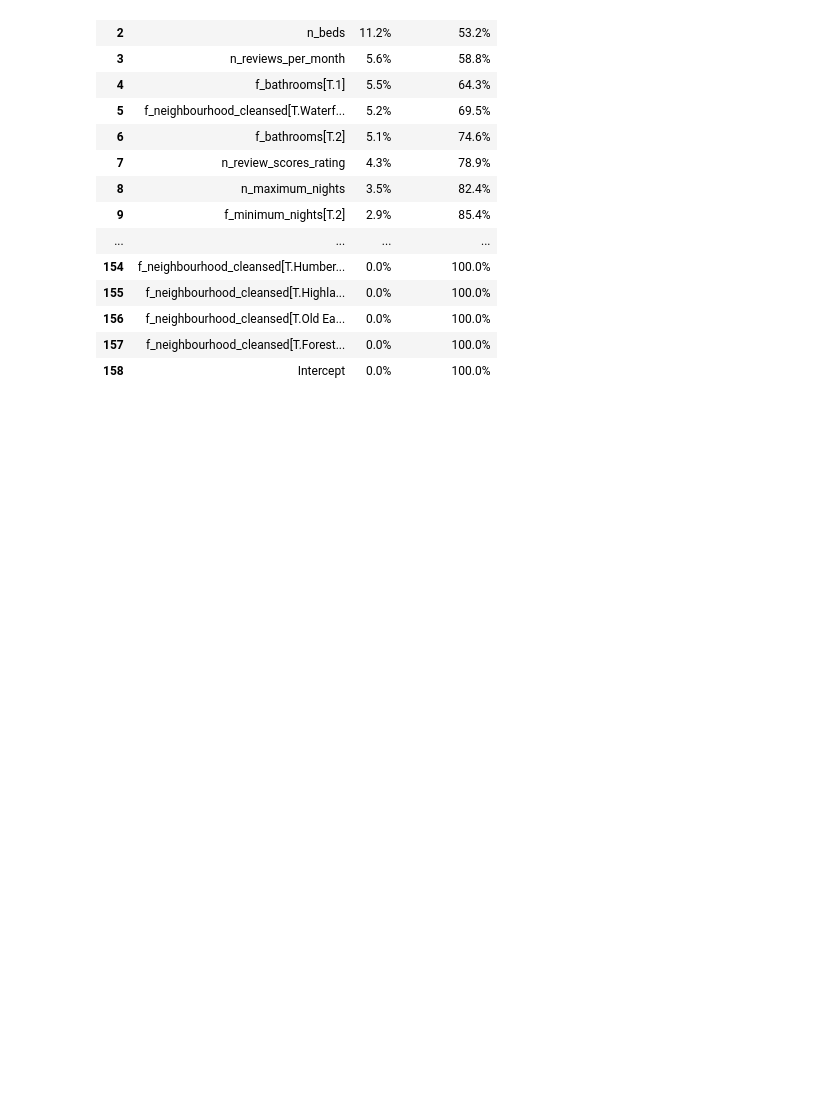
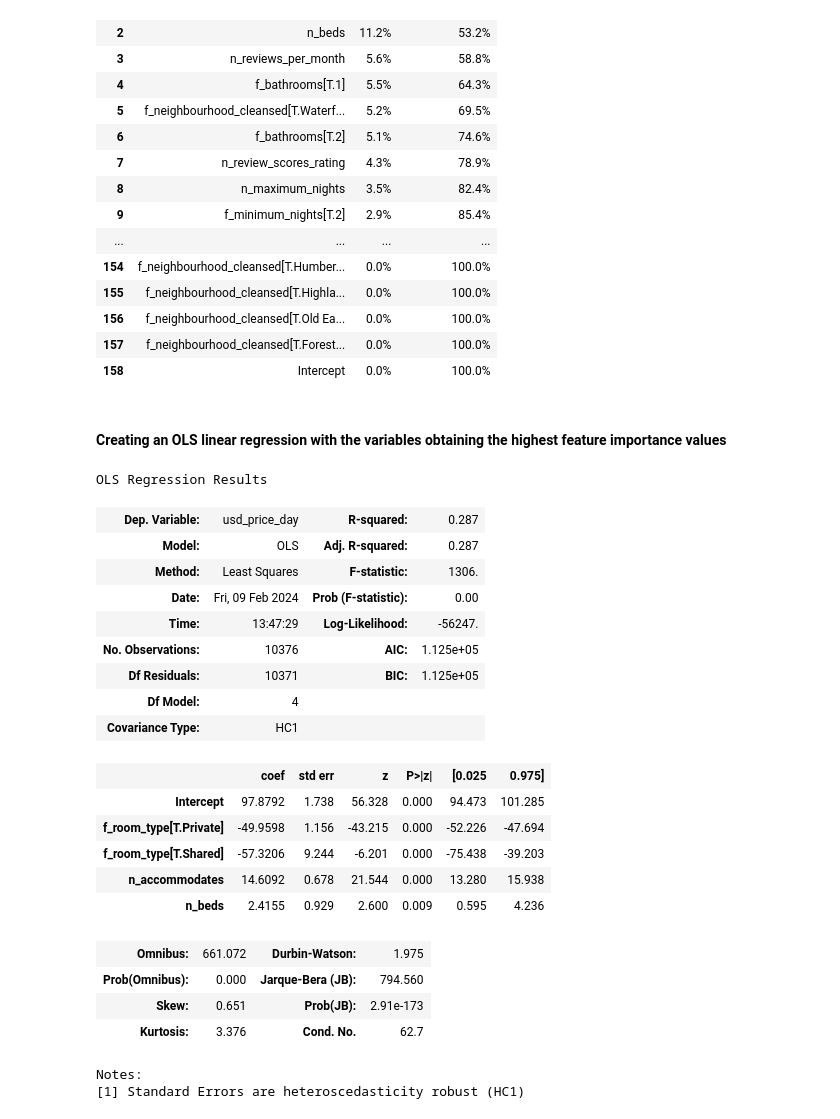
Before and after one commit to zsofiarebeka/DA3_Assignment-2, a Jupyter notebook: DA3_Assignment-2.ipynb, the cells around one changed output. Cells and saved outputs as stored; diff of their text form; code cells hidden in the pictures; blank space fills up the shorter version.

```diff
--- a/DA3_Assignment-2.ipynb
+++ b/DA3_Assignment-2.ipynb
@@ -1446,3 +1454,32 @@ df_var_imp[df_var_imp.imp > cutoff]\
           title = 'Random forest model highest feature importances',
           ylabel = 'Variables', legend = False
          );
+# %% [markdown]
+#### Creating an OLS linear regression with the variables obtaining the highest feature importance values
+# %%
+# Creating the regression
+reg5 = smf.ols(formula="usd_price_day~f_room_type + n_accommodates + n_beds", data=data).fit(cov_type="HC1")
+reg5.summary()
+# %% [output]
+OLS Regression Results
+| Dep. Variable: | usd_price_day | R-squared: | 0.287 |
+| Model: | OLS | Adj. R-squared: | 0.287 |
+| Method: | Least Squares | F-statistic: | 1306. |
+| Date: | Fri, 09 Feb 2024 | Prob (F-statistic): | 0.00 |
+| Time: | 13:47:29 | Log-Likelihood: | -56247. |
+| No. Observations: | 10376 | AIC: | 1.125e+05 |
+| Df Residuals: | 10371 | BIC: | 1.125e+05 |
+| Df Model: | 4 |  |  |
+| Covariance Type: | HC1 |  |  |
+|  | coef | std err | z | P>|z| | [0.025 | 0.975] |
+| Intercept | 97.8792 | 1.738 | 56.328 | 0.000 | 94.473 | 101.285 |
+| f_room_type[T.Private] | -49.9598 | 1.156 | -43.215 | 0.000 | -52.226 | -47.694 |
+| f_room_type[T.Shared] | -57.3206 | 9.244 | -6.201 | 0.000 | -75.438 | -39.203 |
+| n_accommodates | 14.6092 | 0.678 | 21.544 | 0.000 | 13.280 | 15.938 |
+| n_beds | 2.4155 | 0.929 | 2.600 | 0.009 | 0.595 | 4.236 |
+| Omnibus: | 661.072 | Durbin-Watson: | 1.975 |
+| Prob(Omnibus): | 0.000 | Jarque-Bera (JB): | 794.560 |
+| Skew: | 0.651 | Prob(JB): | 2.91e-173 |
+| Kurtosis: | 3.376 | Cond. No. | 62.7 |
+Notes:
+[1] Standard Errors are heteroscedasticity robust (HC1)
```
Also changed, not shown: parts of 15 cells of this notebook.
